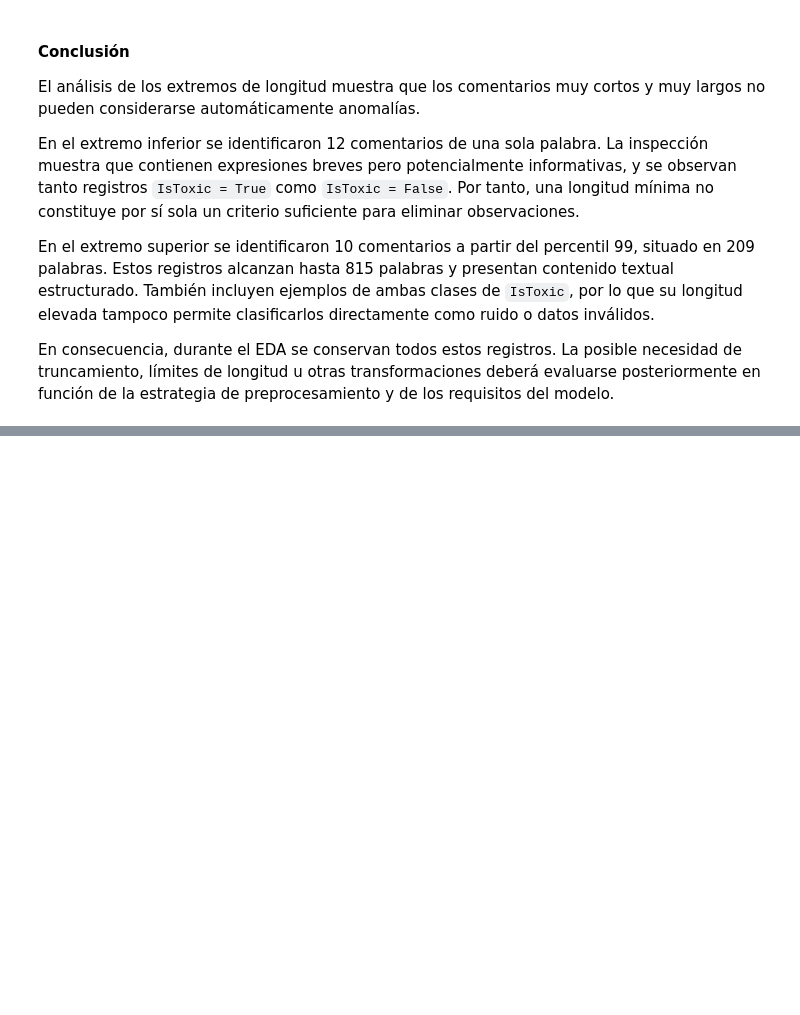
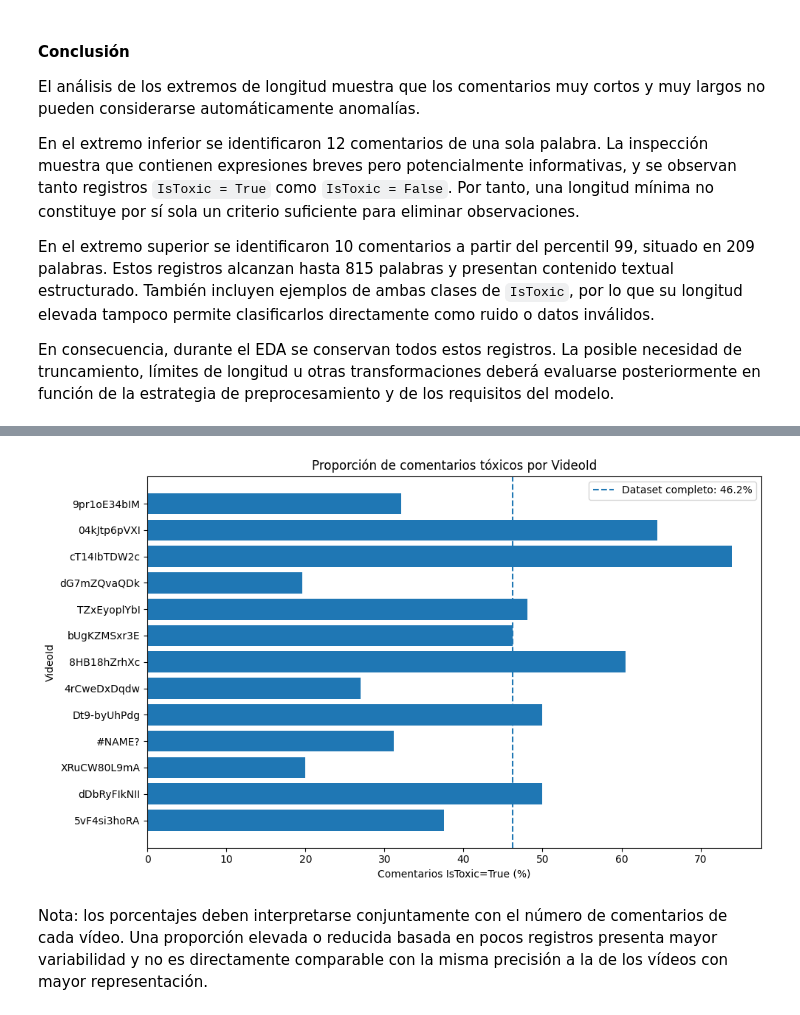
Before and after one commit to Bootcamp-IA-MAD-P7/proyecto9-grupo3, a Jupyter notebook: notebooks/01_eda.ipynb, the cells around one changed output, grey strips where cells are left out. Saved outputs shown, nothing was run; the diff lists cells and outputs as text; code cells hidden in the pictures; blank space fills up the shorter version.

```diff
--- a/notebooks/01_eda.ipynb
+++ b/notebooks/01_eda.ipynb
@@ -1246,0 +1571,27 @@ En consecuencia, durante el EDA se conservan todos estos registros. La posible n
+# %%
+video_plot = toxicity_by_video.copy()
+
+plt.figure(figsize=(10, 6))
+
+plt.barh(
+    video_plot["VideoId"][::-1],
+    video_plot["porcentaje_toxicos"][::-1]
+)
+
+plt.axvline(
+    df["IsToxic"].mean() * 100,
+    linestyle="--",
+    label=f"Dataset completo: {df['IsToxic'].mean() * 100:.1f}%"
+)
+
+plt.title("Proporción de comentarios tóxicos por VideoId")
+plt.xlabel("Comentarios IsToxic=True (%)")
+plt.ylabel("VideoId")
+plt.legend()
+
+plt.tight_layout()
+plt.show()
+# %% [output]
+[figure, added]
+# %% [markdown]
+Nota: los porcentajes deben interpretarse conjuntamente con el número de comentarios de cada vídeo. Una proporción elevada o reducida basada en pocos registros presenta mayor variabilidad y no es directamente comparable con la misma precisión a la de los vídeos con mayor representación.
```
Also changed, not shown: parts of 36 cells of this notebook.
